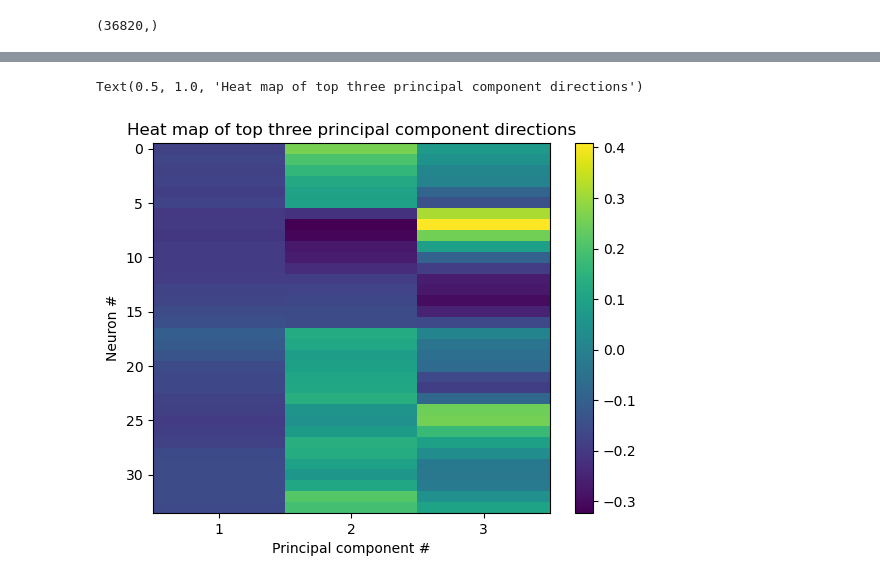
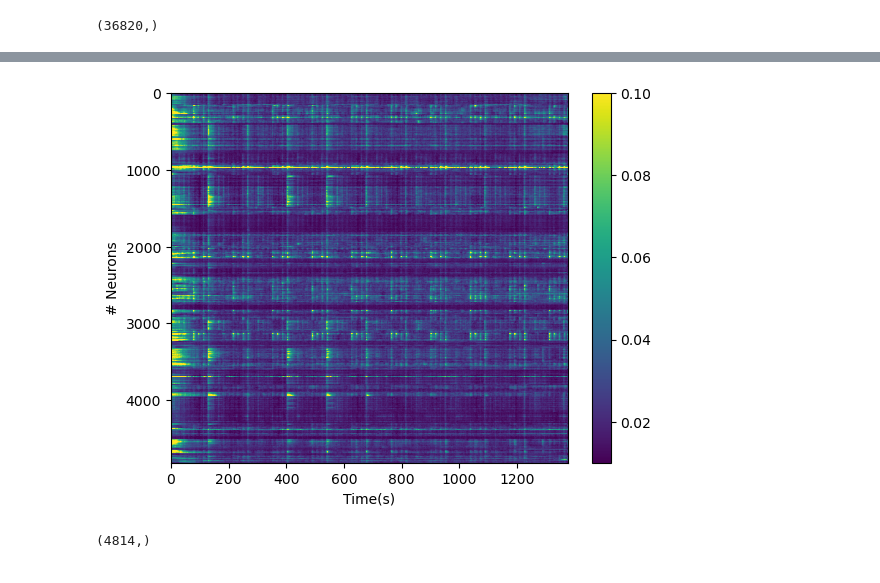
Before and after one commit to asheux/neurofish, a Jupyter notebook: MexicanZebraFish.ipynb, the cells around one changed output, grey strips where cells are left out. Saved outputs shown, nothing was run; the diff lists cells and outputs as text; code cells hidden in the pictures.

```diff
--- a/MexicanZebraFish.ipynb
+++ b/MexicanZebraFish.ipynb
@@ -15,17 +15,12 @@ swim = data['swim']
 brain_regions = data['BrainRegions']
 stimuli = data['stimuli'].to_numpy()
 # %%
-new_dff = dff[::278]
-def get_correlation(d):
+def get_correlation(d, f):
     corr = np.zeros(len(d))
     p_values = []
     for i in range(len(d)):
-        D = new_dff.to_numpy()
-        statistic, p_value = correlation(D[i,:], swim)
+        D = d
+        statistic, p_value = correlation(D[i,:], f)
         p_values.append(p_value)
         corr[i] = statistic
     return corr, p_values
-
-max_corr, p_values = get_correlation(new_dff)
-plt.hist(max_corr)
-plt.show()
@@ -109,9 +39,11 @@ dff = data['dff']
 n, t = dff.shape
 indx = t//10
 second_block = dff.to_numpy()[:, indx+1:(indx*2) + 1]
+_second_block = dff.to_numpy()
 pdd = pd.DataFrame(second_block)
+_pdd = pd.DataFrame(_second_block)
 
 # Creating the left loom
-last_loom_index = indx//8
-loom_left = pd.DataFrame(pdd.to_numpy()[:,-last_loom_index:])
-loom_left
+loom_index = indx//8
+loom_left = pd.DataFrame(pdd.to_numpy()[:,-loom_index:])
+_loom_left = _pdd.to_numpy()
@@ -332,13 +63,23 @@ Text(0.5, 0.92, 'Reach data projected into three-dimensional PC space')
-# %%
-#@title Double click to see solution {display-mode: "form" }
-fig = plt.figure()
-U3  = U[:,0:3]
-b   = plt.imshow(U3, aspect='auto')
-fig.colorbar(b)
-plt.xticks([0,1,2],[1,2,3])
-plt.xlabel('Principal component #')
-plt.ylabel('Neuron #')
-plt.title('Heat map of top three principal component directions')
-# %% [output]
-Text(0.5, 1.0, 'Heat map of top three principal component directions')
-[figure, removed]
+# %%
+# left_loom_stim = stimuli[7, indx+1:(indx*2) + 1][-loom_index:]/50
+_left_loom_stim = stimuli[7, :]/50
+all_left_loom = _loom_left[tectum_ones,:]
+max_corr_loom_left, left_p_values = get_correlation(all_left_loom, _left_loom_stim)
+median_loom_left = np.median(max_corr_loom_left)
+std_loom_left = np.std(max_corr_loom_left)
+thresh_left = median_loom_left + std_loom_left#*2
+
+# max_corr_right_loom, right_p_values = get_correlation(loom_right)
+left_loom_indices,  = np.where(max_corr_loom_left > thresh_left)
+respond_to_left_loom = all_left_loom[left_loom_indices,:]
+plt.imshow(respond_to_left_loom, aspect='auto',interpolation=None, vmin=0.01, vmax=0.1)
+plt.xlabel('Time(s)')
+plt.ylabel('# Neurons')
+plt.colorbar()
+plt.show()
+# %% [output]
+[figure, added]
+# %%
+left_loom_indices.shape
+# %% [output]
+(4814,)
```
Also changed, not shown: parts of 46 cells of this notebook, 1 other file.
